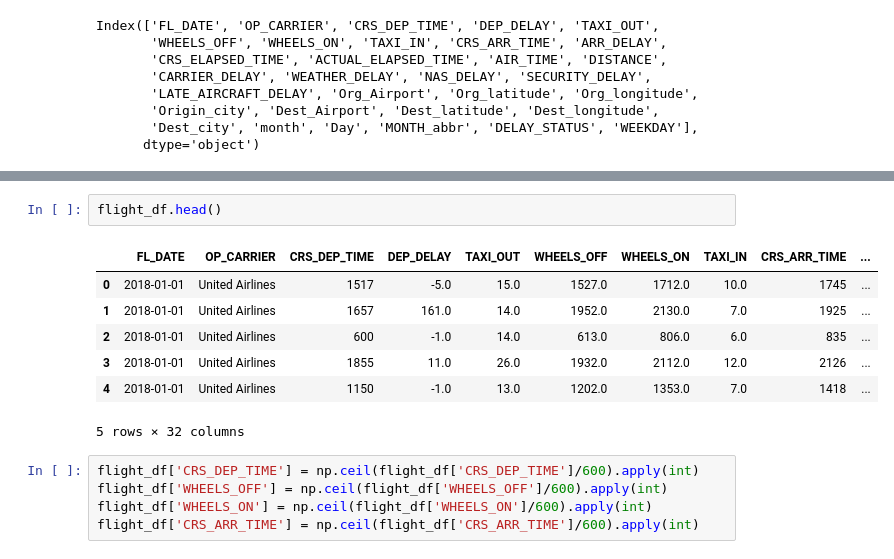
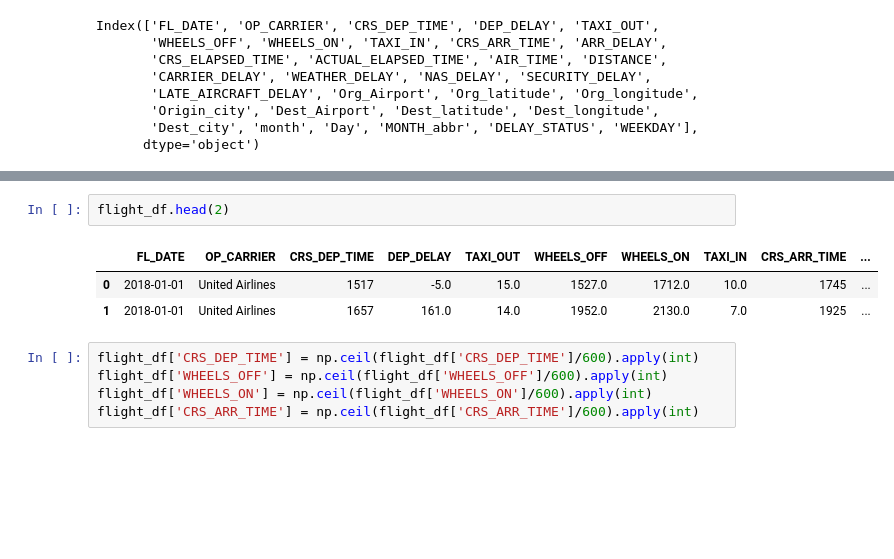
Before and after one commit to Herbert-0820/FinalProject, a Jupyter notebook: Model_1.ipynb, the cells around one changed output, grey strips where cells are left out. Saved outputs shown, nothing was run; the diff lists cells and outputs as text; blank space fills up the shorter version.

```diff
--- a/Model_1.ipynb
+++ b/Model_1.ipynb
@@ -99,14 +99,10 @@ flight_df.WEEKDAY.value_counts()
 Name: WEEKDAY, dtype: int64
 # %%
-flight_df.head()
+flight_df.head(2)
 # %% [output]
 |  | FL_DATE | OP_CARRIER | CRS_DEP_TIME | DEP_DELAY | TAXI_OUT | WHEELS_OFF | WHEELS_ON | TAXI_IN | CRS_ARR_TIME | ... |
 | 0 | 2018-01-01 | United Airlines | 1517 | -5.0 | 15.0 | 1527.0 | 1712.0 | 10.0 | 1745 | ... |
 | 1 | 2018-01-01 | United Airlines | 1657 | 161.0 | 14.0 | 1952.0 | 2130.0 | 7.0 | 1925 | ... |
-| 2 | 2018-01-01 | United Airlines | 600 | -1.0 | 14.0 | 613.0 | 806.0 | 6.0 | 835 | ... |
-| 3 | 2018-01-01 | United Airlines | 1855 | 11.0 | 26.0 | 1932.0 | 2112.0 | 12.0 | 2126 | ... |
-| 4 | 2018-01-01 | United Airlines | 1150 | -1.0 | 13.0 | 1202.0 | 1353.0 | 7.0 | 1418 | ... |
-5 rows × 32 columns
 # %%
 flight_df['CRS_DEP_TIME'] = np.ceil(flight_df['CRS_DEP_TIME']/600).apply(int)
 flight_df['WHEELS_OFF'] = np.ceil(flight_df['WHEELS_OFF']/600).apply(int)
```
Also changed, not shown: parts of 23 cells of this notebook.
